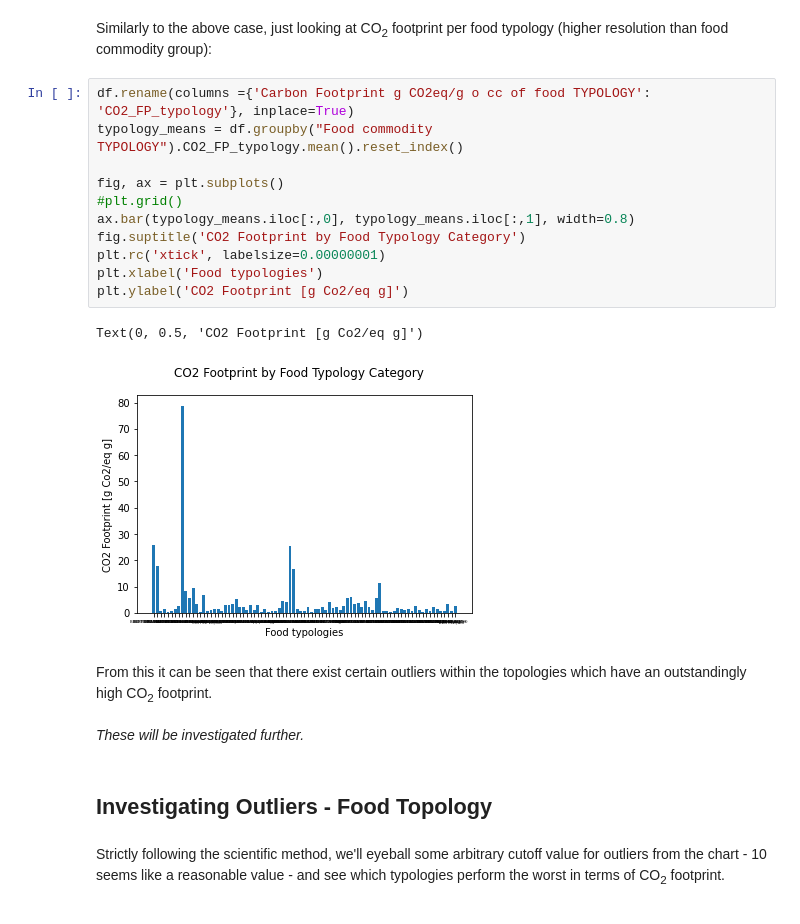
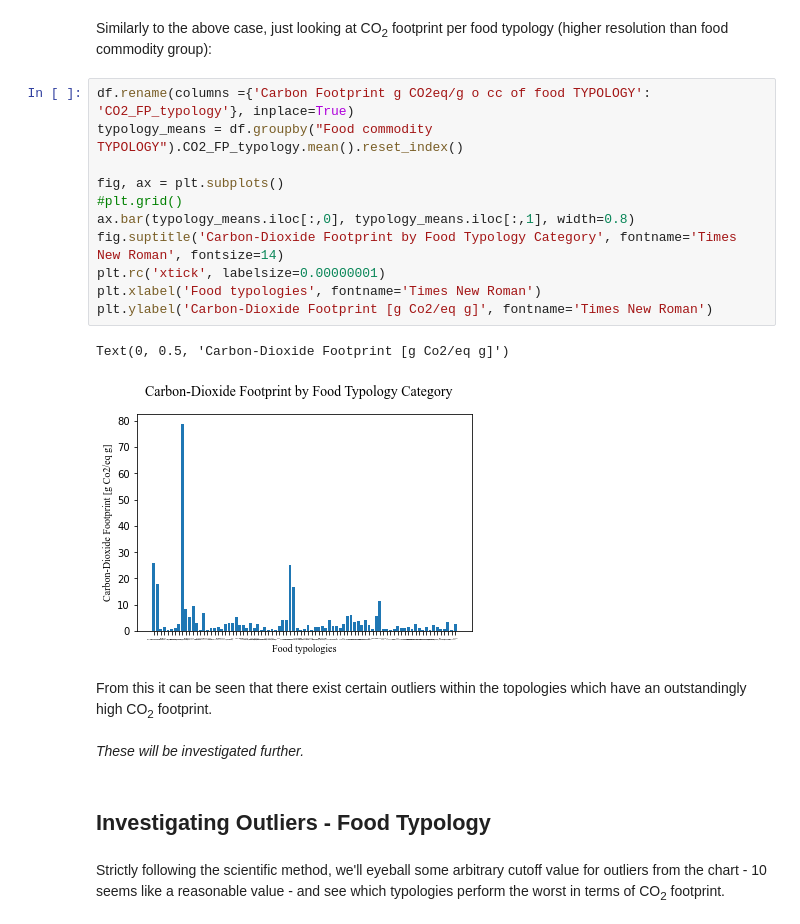
Before and after one commit to natskiu/Hack-her-thon-2022, a Jupyter notebook: eda.ipynb, the cells around one changed output. Cells and saved outputs as stored; diff of their text form.

```diff
--- a/eda.ipynb
+++ b/eda.ipynb
@@ -88,23 +89,23 @@ Similarly to the above case, just looking at CO<sub>2</sub> footprint per food t
 # %%
 df.rename(columns ={'Carbon Footprint g CO2eq/g o cc of food TYPOLOGY': 'CO2_FP_typology'}, inplace=True)
 typology_means = df.groupby("Food commodity TYPOLOGY").CO2_FP_typology.mean().reset_index()
 
 fig, ax = plt.subplots()
 #plt.grid()
 ax.bar(typology_means.iloc[:,0], typology_means.iloc[:,1], width=0.8)
-fig.suptitle('CO2 Footprint by Food Typology Category')
+fig.suptitle('Carbon-Dioxide Footprint by Food Typology Category', fontname='Times New Roman', fontsize=14)
 plt.rc('xtick', labelsize=0.00000001)
-plt.xlabel('Food typologies')
-plt.ylabel('CO2 Footprint [g Co2/eq g]')
+plt.xlabel('Food typologies', fontname='Times New Roman')
+plt.ylabel('Carbon-Dioxide Footprint [g Co2/eq g]', fontname='Times New Roman')
 # %% [output]
-Text(0, 0.5, 'CO2 Footprint [g Co2/eq g]')
+Text(0, 0.5, 'Carbon-Dioxide Footprint [g Co2/eq g]')
-[figure, old version]
+[figure, new version]
 # %% [markdown]
 From this it can be seen that there exist certain outliers within the topologies which have an outstandingly high CO<sub>2</sub> footprint.\
 \
 *These will be investigated further.*
 # %% [markdown]
-## Investigating Outliers - Food Topology ##
+## Investigating Outliers - Food Typology ##
 # %% [markdown]
 Strictly following the scientific method, we'll eyeball some arbitrary cutoff value for outliers from the chart - 10 seems like a reasonable value - and see which typologies perform the worst in terms of CO<sub>2</sub> footprint.
 # %%
```
Also changed, not shown: parts of 5 cells of this notebook.
